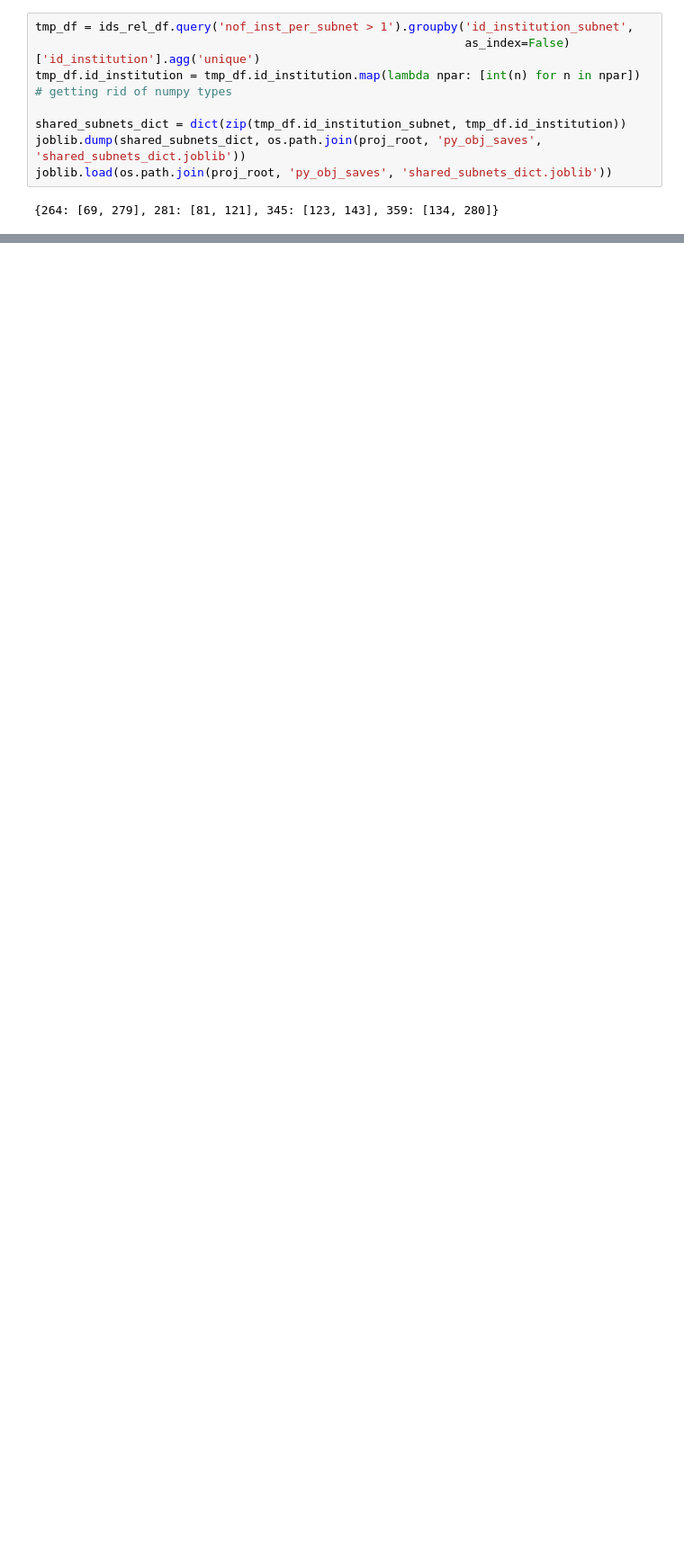
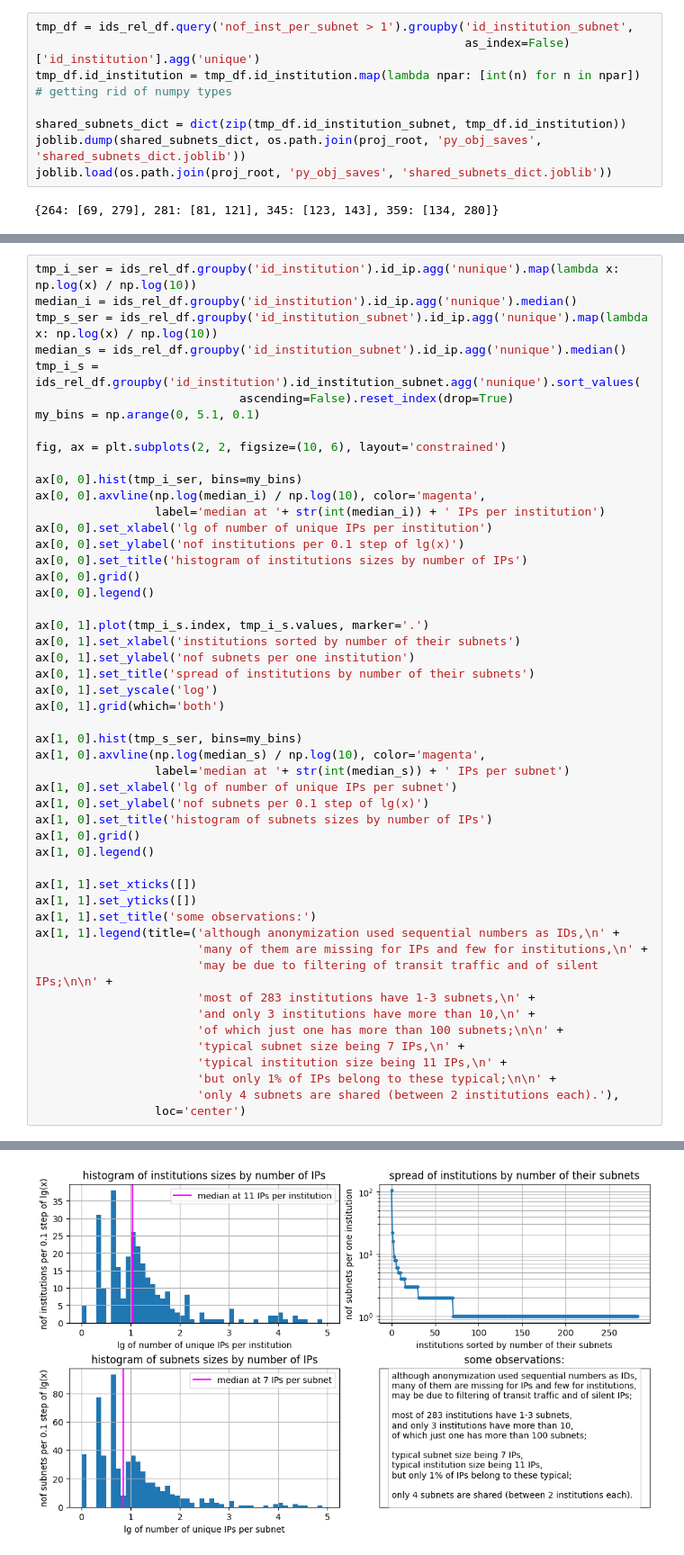
Before and after one commit to SanSanychSeva/OTUS_ML_Adv_GradProj_SaintSanych_v1, a Jupyter notebook: notebooks/first_look_at_data.ipynb, the cells around one changed output, grey strips where cells are left out. Shown at 90% size. Cells and saved outputs as stored; diff of their text form; blank space fills up the shorter version.

```diff
--- a/notebooks/first_look_at_data.ipynb
+++ b/notebooks/first_look_at_data.ipynb
@@ -102,0 +149,51 @@ joblib.load(os.path.join(proj_root, 'py_obj_saves', 'shared_subnets_dict.joblib'
+# %%
+tmp_i_ser = ids_rel_df.groupby('id_institution').id_ip.agg('nunique').map(lambda x: np.log(x) / np.log(10))
+median_i = ids_rel_df.groupby('id_institution').id_ip.agg('nunique').median()
+tmp_s_ser = ids_rel_df.groupby('id_institution_subnet').id_ip.agg('nunique').map(lambda x: np.log(x) / np.log(10))
+median_s = ids_rel_df.groupby('id_institution_subnet').id_ip.agg('nunique').median()
+tmp_i_s = ids_rel_df.groupby('id_institution').id_institution_subnet.agg('nunique').sort_values(
+                             ascending=False).reset_index(drop=True)
+my_bins = np.arange(0, 5.1, 0.1)
+
+fig, ax = plt.subplots(2, 2, figsize=(10, 6), layout='constrained')
+
+ax[0, 0].hist(tmp_i_ser, bins=my_bins)
+ax[0, 0].axvline(np.log(median_i) / np.log(10), color='magenta',
+                 label='median at '+ str(int(median_i)) + ' IPs per institution')
+ax[0, 0].set_xlabel('lg of number of unique IPs per institution')
+ax[0, 0].set_ylabel('nof institutions per 0.1 step of lg(x)')
+ax[0, 0].set_title('histogram of institutions sizes by number of IPs')
+ax[0, 0].grid()
+ax[0, 0].legend()
+
+ax[0, 1].plot(tmp_i_s.index, tmp_i_s.values, marker='.')
+ax[0, 1].set_xlabel('institutions sorted by number of their subnets')
+ax[0, 1].set_ylabel('nof subnets per one institution')
+ax[0, 1].set_title('spread of institutions by number of their subnets')
+ax[0, 1].set_yscale('log')
+ax[0, 1].grid(which='both')
+
+ax[1, 0].hist(tmp_s_ser, bins=my_bins)
+ax[1, 0].axvline(np.log(median_s) / np.log(10), color='magenta',
+                 label='median at '+ str(int(median_s)) + ' IPs per subnet')
+ax[1, 0].set_xlabel('lg of number of unique IPs per subnet')
+ax[1, 0].set_ylabel('nof subnets per 0.1 step of lg(x)')
+ax[1, 0].set_title('histogram of subnets sizes by number of IPs')
+ax[1, 0].grid()
+ax[1, 0].legend()
+
+ax[1, 1].set_xticks([])
+ax[1, 1].set_yticks([])
+ax[1, 1].set_title('some observations:')
+ax[1, 1].legend(title=('although anonymization used sequential numbers as IDs,\n' +
+                       'many of them are missing for IPs and few for institutions,\n' +
+                       'may be due to filtering of transit traffic and of silent IPs;\n\n' +
+                       'most of 283 institutions have 1-3 subnets,\n' +
+                       'and only 3 institutions have more than 10,\n' +
+                       'of which just one has more than 100 subnets;\n\n' +
+                       'typical subnet size being 7 IPs,\n' +
+                       'typical institution size being 11 IPs,\n' +
+                       'but only 1% of IPs belong to these typical;\n\n' +
+                       'only 4 subnets are shared (between 2 institutions each).'),
+                 loc='center')
+# %% [output]
@@ -102,0 +201 @@ joblib.load(os.path.join(proj_root, 'py_obj_saves', 'shared_subnets_dict.joblib'
+[figure, added]
```
Also changed, not shown: parts of 9 cells of this notebook, 1 other file.
